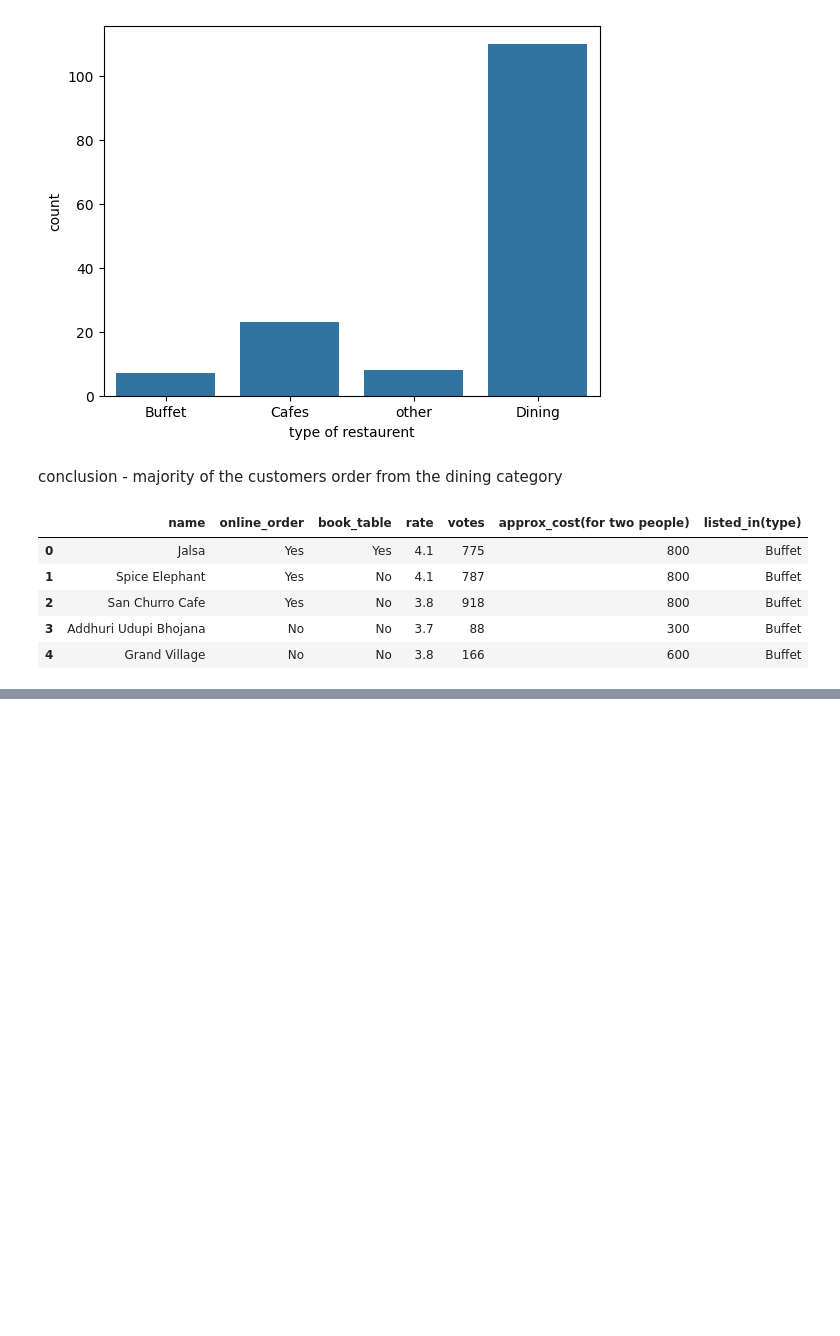
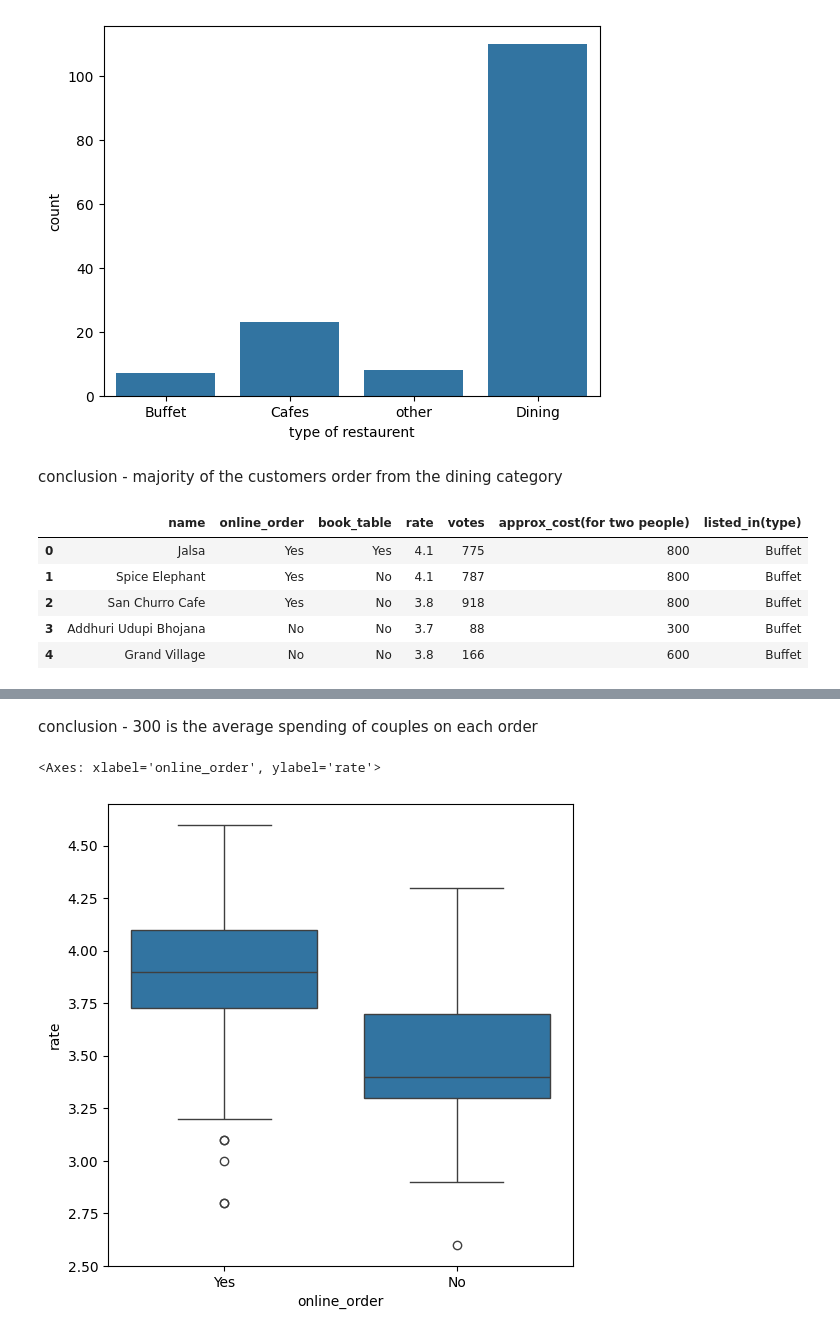
Before and after one commit to codewmanas/Zomato-Analysis, a Jupyter notebook: Zomato.ipynb, the cells around one changed output, grey strips where cells are left out. Cells and saved outputs as stored; diff of their text form; code cells hidden in the pictures; blank space fills up the shorter version.

Commit message:
manav's data-analysis

```diff
--- a/Zomato.ipynb
+++ b/Zomato.ipynb
@@ -114,0 +151,9 @@ Text(0, 0.5, 'Number of Votes')
+# %% [markdown]
+conclusion - 300 is the average spending of couples on each order
+# %%
+# Q5 which mode has recieved maximum rating?
+plt.figure(figsize= (6,6))
+sns.boxplot(x = 'online_order', y = 'rate', data = dataframe)
+# %% [output]
+<Axes: xlabel='online_order', ylabel='rate'>
+[figure, added]
```
Also changed, not shown: parts of 10 cells of this notebook.
